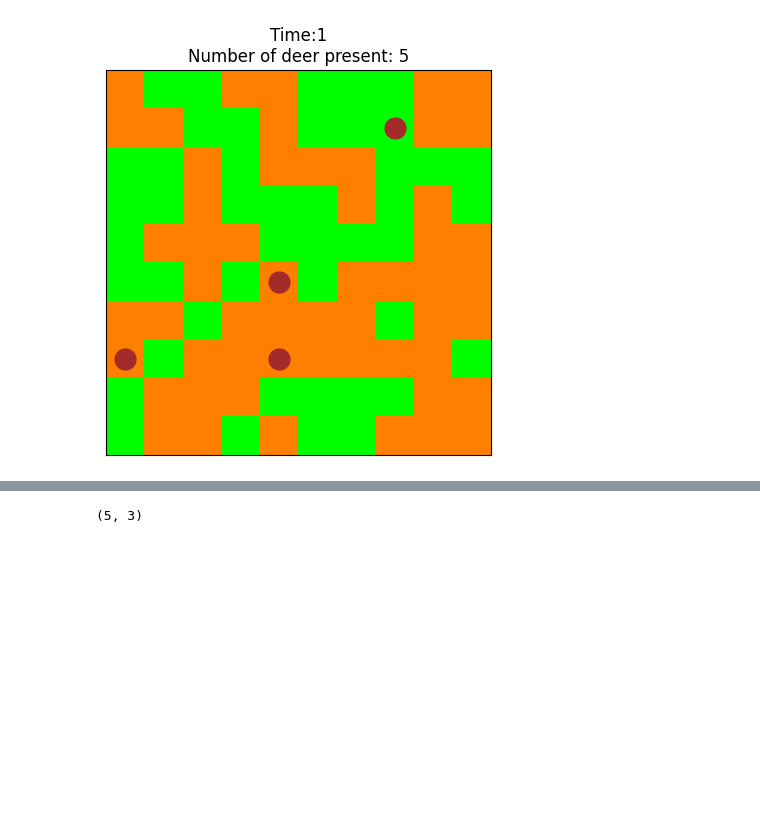
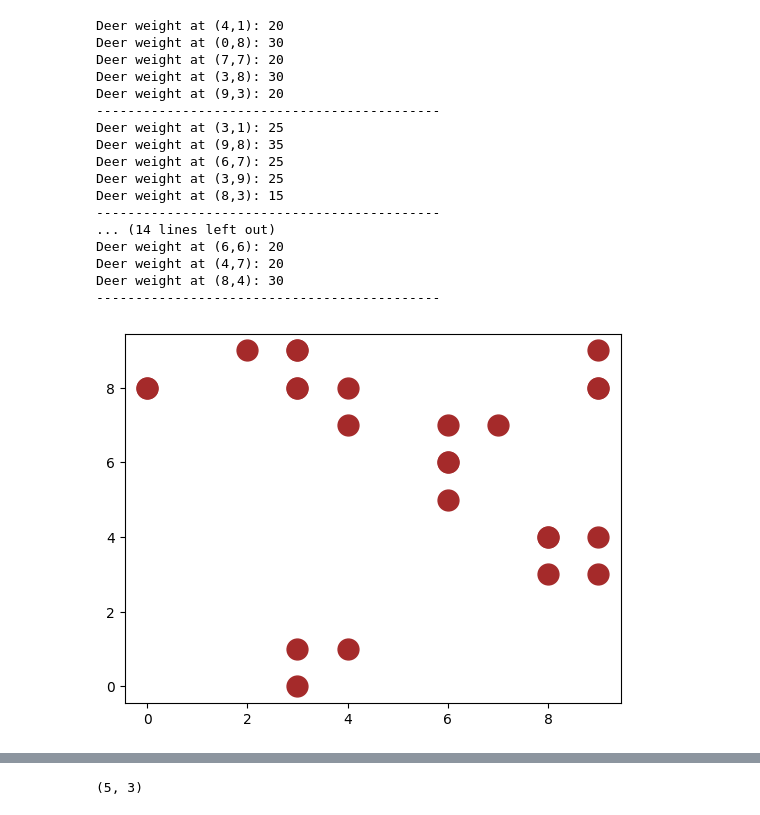
Before and after one commit to sir-sauc3/comp215-Project1, a Jupyter notebook: Trial_project2.ipynb, the cells around one changed output, grey strips where cells are left out. Cells and saved outputs as stored; diff of their text form; code cells hidden in the pictures; blank space fills up the shorter version.

```diff
--- a/Trial_project2.ipynb
+++ b/Trial_project2.ipynb
@@ -23,16 +15,0 @@ import matplotlib.colors as colors
-# %%
-DEFAULT_IMSHOW_OPTIONS = dict(
-    cmap='Blues',
-    interpolation='none',
-    origin='upper',
-)
-
-
-def plot_2D_array(array, axes=None, title='', **options):
-    """ Plot the 2D array as an image on the given axes  1's will be dark blue, 0's will be light blue. """
-    axes = axes or plt.gca()  # If not axes are provided, draw on current axes
-    axes.set_title(title)
-    axes.set_xticks([], [])  # remove axes tick marks
-    axes.set_yticks([], [])
-    options = {**DEFAULT_IMSHOW_OPTIONS, **options}
-    axes.imshow(array, **options)
@@ -299,16 +210,40 @@ class Grazing_simulation:
       plot_2D_array(self.grassland, axes=axes, title=title,
                     cmap=self.grazing_colour_map, vmin=0, vmax=len(self.grazing_colour_map.colors))
 # %%
-n=10
-q=0.4
-num_deer = 5
-arr = Grazing_simulation(n, q, num_deer)
-print(arr.grassland)
+sim = Grazing_simulation(10, 0.5, 5)
 
-see = Animation2D(arr)
-see.animate()
-# arr.step()
+for i in range(5):
+    sim.step()
+
+
+# n=10
+# q=0.4
+# num_deer = 5
+# arr = Grazing_simulation(n, q, num_deer)
+
+# # print(arr.grassland)
+
+# see = Animation2D(arr)
 # see.animate()
+# # arr.step()
+# # see.animate()
 # %% [output]
+Deer weight at (4,1): 20
+Deer weight at (0,8): 30
+Deer weight at (7,7): 20
+Deer weight at (3,8): 30
+Deer weight at (9,3): 20
+--------------------------------------------
+Deer weight at (3,1): 25
+Deer weight at (9,8): 35
+Deer weight at (6,7): 25
+Deer weight at (3,9): 25
+Deer weight at (8,3): 15
+--------------------------------------------
+... (14 lines left out)
+Deer weight at (6,6): 20
+Deer weight at (4,7): 20
+Deer weight at (8,4): 30
+--------------------------------------------
-[figure, old version]
+[figure, new version]
 # %%
```
Also changed, not shown: parts of 12 cells of this notebook.
